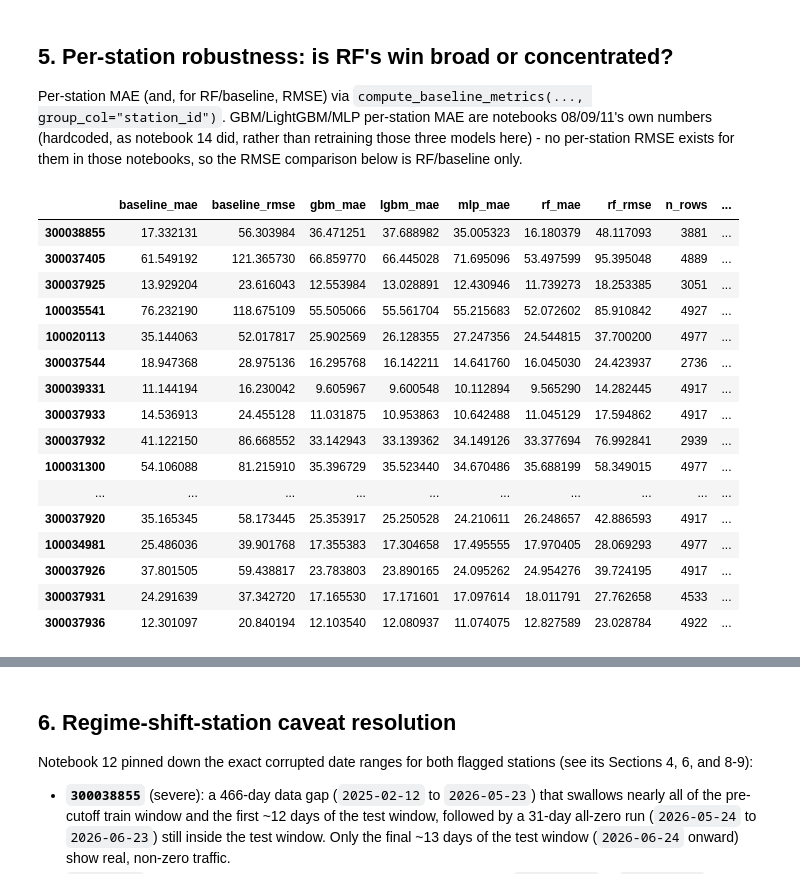
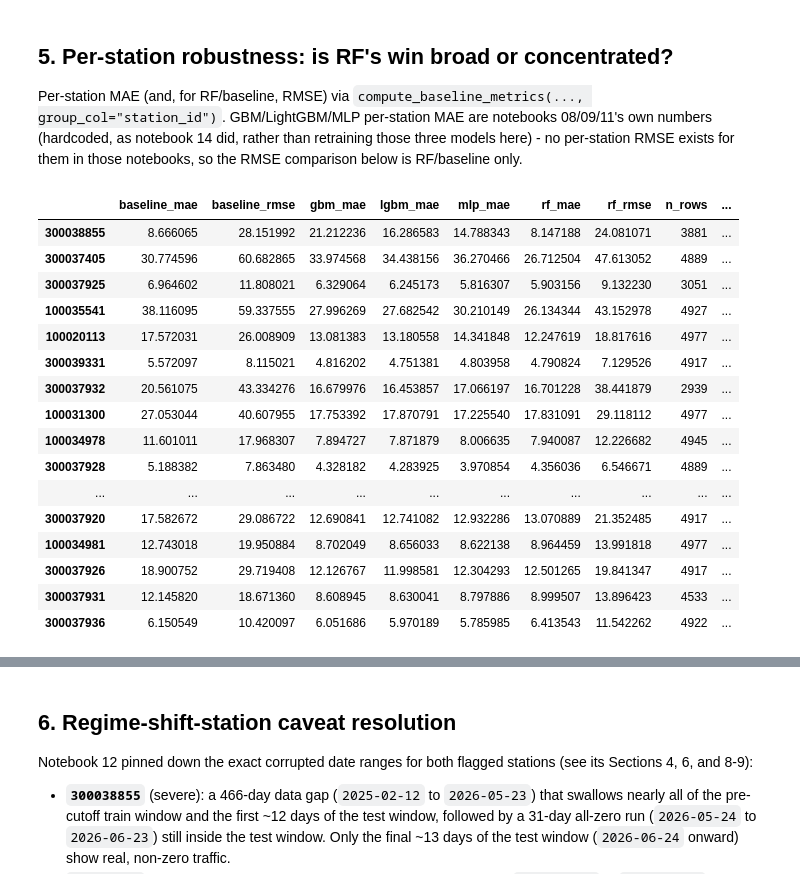
Before and after one commit to flo-fox/muenster-bike-traffic-forecast, a Jupyter notebook: notebooks/16_random_forest_production_readiness.ipynb, the cells around one changed output, grey strips where cells are left out. Drawn from its saved outputs; the diff is of its cells as text; code cells hidden in the pictures.

```diff
--- a/notebooks/16_random_forest_production_readiness.ipynb
+++ b/notebooks/16_random_forest_production_readiness.ipynb
@@ -273,80 +276,80 @@ per-station RMSE exists for them in those notebooks, so the RMSE
 comparison below is RF/baseline only.
 # %%
 GBM_REFERENCE_PER_STATION_MAE = {
-    100034983: 28.106212, 100034980: 37.177618, 100034982: 39.331915,
-    300039328: 34.577459, 100031297: 70.891394, 300037926: 23.783803,
-    100031300: 35.396729, 100034978: 15.747694, 100034981: 17.355383,
-    300037931: 17.165530, 300037920: 25.353917, 100035541: 55.505066,
-    100020113: 25.902569, 300037933: 11.031875, 300037932: 33.142943,
-    300037928: 8.564012, 300037544: 16.295768, 300039331: 9.605967,
-    300037925: 12.553984, 100053305: 14.662585, 300037936: 12.103540,
-    300037405: 66.859770, 300038855: 36.471251,
+    100034983: 14.385627, 100034980: 18.584115, 100034982: 19.695857,
+    300039328: 17.285845, 100031297: 35.734165, 300037926: 12.126767,
+    100031300: 17.753392, 100034978: 7.894727, 100034981: 8.702049,
+    300037931: 8.608945, 300037920: 12.690841, 100035541: 27.996269,
+    100020113: 13.081383, 300037933: 5.499606, 300037932: 16.679976,
+    300037928: 4.328182, 300037544: 7.987928, 300039331: 4.816202,
+    300037925: 6.329064, 100053305: 7.340647, 300037936: 6.051686,
+    300037405: 33.974568, 300038855: 21.212236,
 }
 LGBM_REFERENCE_PER_STATION_MAE = {
-    100034983: 28.681553, 100034980: 36.950367, 100034982: 39.199038,
-    300039328: 34.129269, 100031297: 70.168670, 300037926: 23.890165,
-    100031300: 35.523440, 100034981: 17.304658, 100034978: 15.767786,
-    300037931: 17.171601, 300037920: 25.250528, 100035541: 55.561704,
-    100020113: 26.128355, 300037933: 10.953863, 300037932: 33.139362,
-    300037928: 8.564652, 300037544: 16.142211, 300039331: 9.600548,
-    100053305: 14.448167, 300037925: 13.028891, 300037936: 12.080937,
-    300037405: 66.445028, 300038855: 37.688982,
+    100034983: 14.257718, 100034980: 18.627516, 100034982: 19.726543,
+    300039328: 17.254899, 100031297: 35.145343, 300037926: 11.998581,
+    100031300: 17.870791, 100034981: 8.656033, 100034978: 7.871879,
+    300037931: 8.630041, 300037920: 12.741082, 100035541: 27.682542,
+    100020113: 13.180558, 300037933: 5.467209, 300037932: 16.453857,
+    300037928: 4.283925, 300037544: 7.950344, 300039331: 4.751381,
+    100053305: 7.324436, 300037925: 6.245173, 300037936: 5.970189,
+    300037405: 34.438156, 300038855: 16.286583,
 }
 MLP_REFERENCE_PER_STATION_MAE = {
-    100034983: 27.782922, 100034982: 39.136922, 100034980: 37.680604,
-    300039328: 34.237263, 100031297: 71.035537, 300037926: 24.095262,
-    100031300: 34.670486, 100034978: 15.685329, 100034981: 17.495555,
-    300037920: 24.210611, 300037931: 17.097614, 100035541: 55.215683,
-    300037933: 10.642488, 300037544: 14.641760, 100020113: 27.247356,
-    300037928: 8.235697, 300037932: 34.149126, 100053305: 13.387227,
-    300037925: 12.430946, 300037936: 11.074075, 300039331: 10.112894,
-    300037405: 71.695096, 300038855: 35.005323,
+    100034983: 14.359683, 100034982: 20.083402, 100034980: 18.603578,
+    300039328: 17.857714, 100031297: 35.935048, 300037926: 12.304293,
+    100031300: 17.225540, 100034978: 8.006635, 100034981: 8.622138,
+    300037920: 12.932286, 300037931: 8.797886, 100035541: 30.210149,
+    300037933: 5.379618, 300037544: 7.690050, 100020113: 14.341848,
+    300037928: 3.970854, 300037932: 17.066197, 100053305: 7.001392,
+    300037925: 5.816307, 300037936: 5.785985, 300039331: 4.803958,
+    300037405: 36.270466, 300038855: 14.788343,
 }
 
 baseline_per_station = compute_baseline_metrics(
     test_df, "baseline_prediction", "target_total_count", group_col="station_id"
 ).set_index("group")
 rf_per_station = compute_baseline_metrics(
     test_df, "rf_prediction", "target_total_count", group_col="station_id"
 ).set_index("group")
 
 per_station = pd.DataFrame(
     {
         "baseline_mae": baseline_per_station["mae"],
         "baseline_rmse": baseline_per_station["rmse"],
         "gbm_mae": pd.Series(GBM_REFERENCE_PER_STATION_MAE),
         "lgbm_mae": pd.Series(LGBM_REFERENCE_PER_STATION_MAE),
         "mlp_mae": pd.Series(MLP_REFERENCE_PER_STATION_MAE),
         "rf_mae": rf_per_station["mae"],
         "rf_rmse": rf_per_station["rmse"],
         "n_rows": rf_per_station["n_rows"],
     }
 )
 per_station["rf_vs_baseline_pct"] = (
     100 * (per_station["baseline_mae"] - per_station["rf_mae"]) / per_station["baseline_mae"]
 )
 per_station["rf_vs_gbm_pct"] = (
     100 * (per_station["gbm_mae"] - per_station["rf_mae"]) / per_station["gbm_mae"]
 )
 per_station.sort_values("rf_vs_gbm_pct", ascending=False)
 # %% [output]
 |  | baseline_mae | baseline_rmse | gbm_mae | lgbm_mae | mlp_mae | rf_mae | rf_rmse | n_rows | ... |
-| 300038855 | 17.332131 | 56.303984 | 36.471251 | 37.688982 | 35.005323 | 16.180379 | 48.117093 | 3881 | ... |
-| 300037405 | 61.549192 | 121.365730 | 66.859770 | 66.445028 | 71.695096 | 53.497599 | 95.395048 | 4889 | ... |
-| 300037925 | 13.929204 | 23.616043 | 12.553984 | 13.028891 | 12.430946 | 11.739273 | 18.253385 | 3051 | ... |
-| 100035541 | 76.232190 | 118.675109 | 55.505066 | 55.561704 | 55.215683 | 52.072602 | 85.910842 | 4927 | ... |
-| 100020113 | 35.144063 | 52.017817 | 25.902569 | 26.128355 | 27.247356 | 24.544815 | 37.700200 | 4977 | ... |
-| 300037544 | 18.947368 | 28.975136 | 16.295768 | 16.142211 | 14.641760 | 16.045030 | 24.423937 | 2736 | ... |
-| 300039331 | 11.144194 | 16.230042 | 9.605967 | 9.600548 | 10.112894 | 9.565290 | 14.282445 | 4917 | ... |
-| 300037933 | 14.536913 | 24.455128 | 11.031875 | 10.953863 | 10.642488 | 11.045129 | 17.594862 | 4917 | ... |
-| 300037932 | 41.122150 | 86.668552 | 33.142943 | 33.139362 | 34.149126 | 33.377694 | 76.992841 | 2939 | ... |
-| 100031300 | 54.106088 | 81.215910 | 35.396729 | 35.523440 | 34.670486 | 35.688199 | 58.349015 | 4977 | ... |
+| 300038855 | 8.666065 | 28.151992 | 21.212236 | 16.286583 | 14.788343 | 8.147188 | 24.081071 | 3881 | ... |
+| 300037405 | 30.774596 | 60.682865 | 33.974568 | 34.438156 | 36.270466 | 26.712504 | 47.613052 | 4889 | ... |
+| 300037925 | 6.964602 | 11.808021 | 6.329064 | 6.245173 | 5.816307 | 5.903156 | 9.132230 | 3051 | ... |
+| 100035541 | 38.116095 | 59.337555 | 27.996269 | 27.682542 | 30.210149 | 26.134344 | 43.152978 | 4927 | ... |
+| 100020113 | 17.572031 | 26.008909 | 13.081383 | 13.180558 | 14.341848 | 12.247619 | 18.817616 | 4977 | ... |
+| 300039331 | 5.572097 | 8.115021 | 4.816202 | 4.751381 | 4.803958 | 4.790824 | 7.129526 | 4917 | ... |
+| 300037932 | 20.561075 | 43.334276 | 16.679976 | 16.453857 | 17.066197 | 16.701228 | 38.441879 | 2939 | ... |
+| 100031300 | 27.053044 | 40.607955 | 17.753392 | 17.870791 | 17.225540 | 17.831091 | 29.118112 | 4977 | ... |
+| 100034978 | 11.601011 | 17.968307 | 7.894727 | 7.871879 | 8.006635 | 7.940087 | 12.226682 | 4945 | ... |
+| 300037928 | 5.188382 | 7.863480 | 4.328182 | 4.283925 | 3.970854 | 4.356036 | 6.546671 | 4889 | ... |
 | ... | ... | ... | ... | ... | ... | ... | ... | ... | ... |
-| 300037920 | 35.165345 | 58.173445 | 25.353917 | 25.250528 | 24.210611 | 26.248657 | 42.886593 | 4917 | ... |
-| 100034981 | 25.486036 | 39.901768 | 17.355383 | 17.304658 | 17.495555 | 17.970405 | 28.069293 | 4977 | ... |
-| 300037926 | 37.801505 | 59.438817 | 23.783803 | 23.890165 | 24.095262 | 24.954276 | 39.724195 | 4917 | ... |
-| 300037931 | 24.291639 | 37.342720 | 17.165530 | 17.171601 | 17.097614 | 18.011791 | 27.762658 | 4533 | ... |
-| 300037936 | 12.301097 | 20.840194 | 12.103540 | 12.080937 | 11.074075 | 12.827589 | 23.028784 | 4922 | ... |
+| 300037920 | 17.582672 | 29.086722 | 12.690841 | 12.741082 | 12.932286 | 13.070889 | 21.352485 | 4917 | ... |
+| 100034981 | 12.743018 | 19.950884 | 8.702049 | 8.656033 | 8.622138 | 8.964459 | 13.991818 | 4977 | ... |
+| 300037926 | 18.900752 | 29.719408 | 12.126767 | 11.998581 | 12.304293 | 12.501265 | 19.841347 | 4917 | ... |
+| 300037931 | 12.145820 | 18.671360 | 8.608945 | 8.630041 | 8.797886 | 8.999507 | 13.896423 | 4533 | ... |
+| 300037936 | 6.150549 | 10.420097 | 6.051686 | 5.970189 | 5.785985 | 6.413543 | 11.542262 | 4922 | ... |
 # %%
 n_beats_baseline = int((per_station["rf_vs_baseline_pct"] > 0).sum())
 n_beats_gbm = int((per_station["rf_vs_gbm_pct"] > 0).sum())
```
Also changed, not shown: parts of 13 cells of this notebook, 12 other files.
